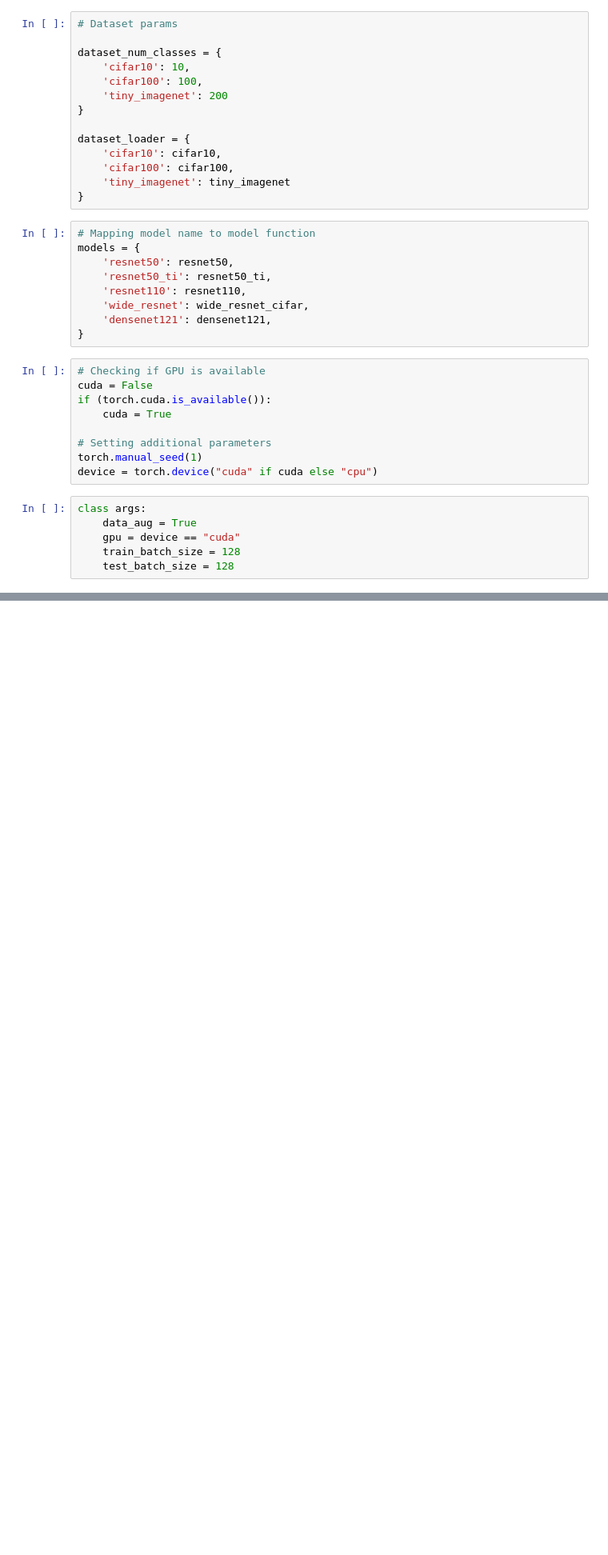
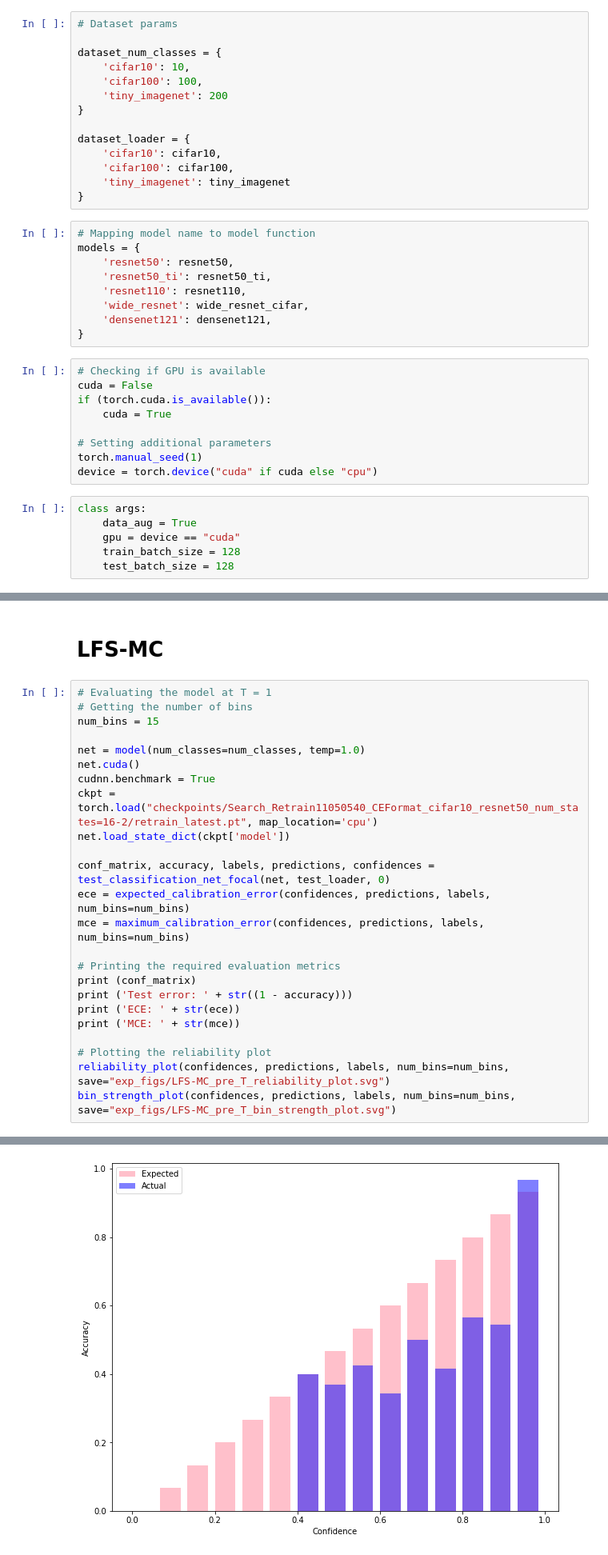
Before and after one commit to Linwei-Tao/Focal-Loss-Search, a Jupyter notebook: visualisation/evaluate_single_model.ipynb, the cells around one changed output, grey strips where cells are left out. Shown at 80% size. Saved outputs shown, nothing was run; the diff lists cells and outputs as text; blank space fills up the shorter version.

```diff
--- a/visualisation/evaluate_single_model.ipynb
+++ b/visualisation/evaluate_single_model.ipynb
@@ -128,0 +124,27 @@ resnet50_cross_entropy_350.model
+# %% [markdown]
+# LFS-MC
+# %%
+# Evaluating the model at T = 1
+# Getting the number of bins
+num_bins = 15
+
+net = model(num_classes=num_classes, temp=1.0)
+net.cuda()
+cudnn.benchmark = True
+ckpt = torch.load("checkpoints/Search_Retrain11050540_CEFormat_cifar10_resnet50_num_states=16-2/retrain_latest.pt", map_location='cpu')
+net.load_state_dict(ckpt['model'])
+
+conf_matrix, accuracy, labels, predictions, confidences = test_classification_net_focal(net, test_loader, 0)
+ece = expected_calibration_error(confidences, predictions, labels, num_bins=num_bins)
+mce = maximum_calibration_error(confidences, predictions, labels, num_bins=num_bins)
+
+# Printing the required evaluation metrics
+print (conf_matrix)
+print ('Test error: ' + str((1 - accuracy)))
+print ('ECE: ' + str(ece))
+print ('MCE: ' + str(mce))
+
+# Plotting the reliability plot
+reliability_plot(confidences, predictions, labels, num_bins=num_bins, save="exp_figs/LFS-MC_pre_T_reliability_plot.svg")
+bin_strength_plot(confidences, predictions, labels, num_bins=num_bins, save="exp_figs/LFS-MC_pre_T_bin_strength_plot.svg")
+# %% [output]
@@ -128,0 +164 @@ resnet50_cross_entropy_350.model
+[figure, added]
```
Also changed, not shown: parts of 26 cells of this notebook, 44 other files.
